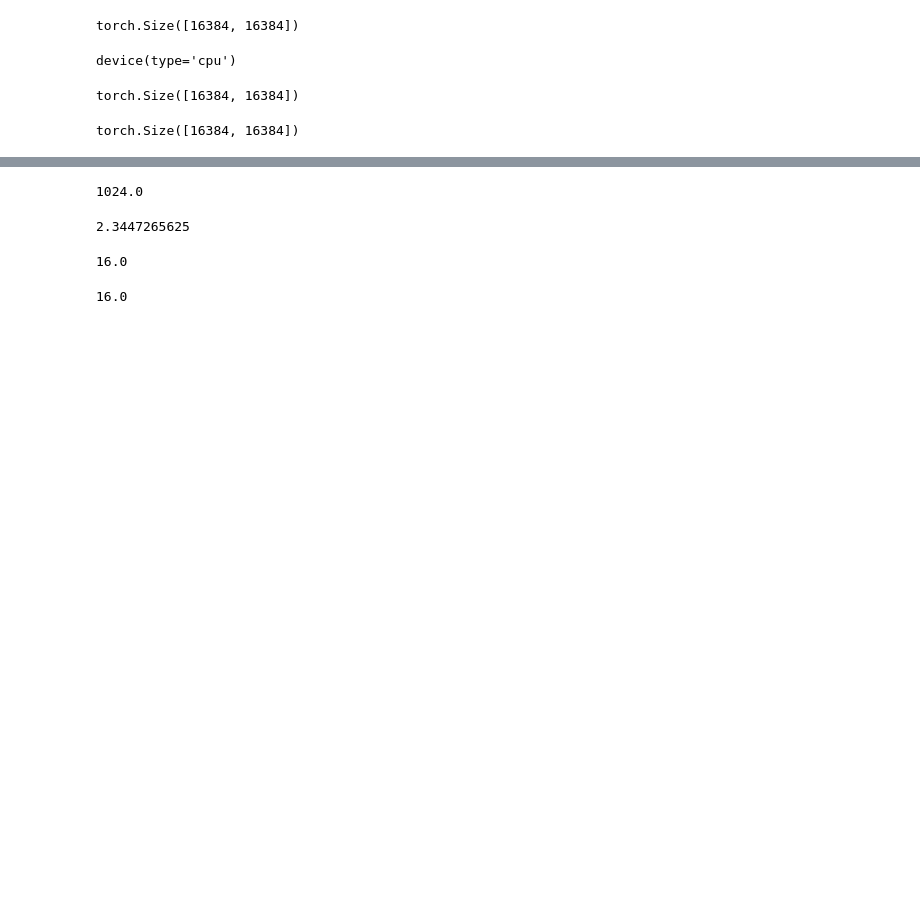
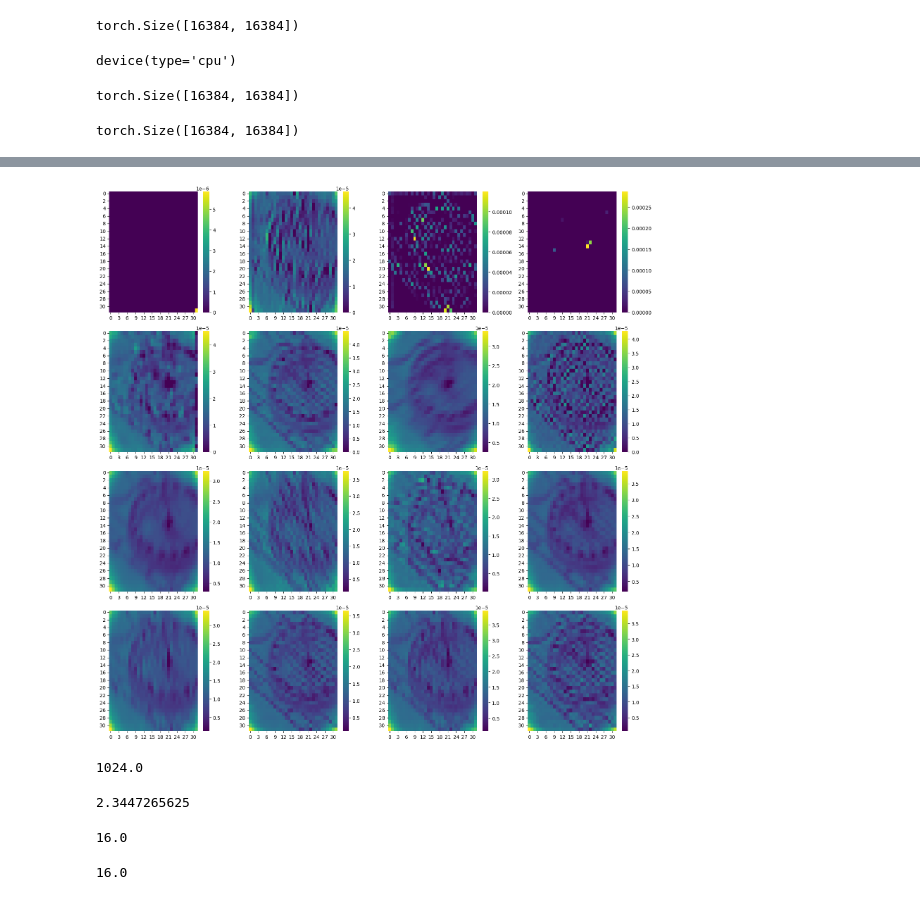
Before and after one commit to VanillaCappuccino/vonenet-mete, a Jupyter notebook: cov_matrix.ipynb, the cells around one changed output, grey strips where cells are left out. Cells and saved outputs as stored; diff of their text form; code cells hidden in the pictures; blank space fills up the shorter version.

```diff
--- a/cov_matrix.ipynb
+++ b/cov_matrix.ipynb
@@ -312,0 +365,3 @@ plt.show()
+# %%
+bias = 1e-6
+divvies = out / (bias + divvie.unsqueeze(0))
@@ -313,3 +372,27 @@ plt.show()
+# %%
+bias = 1e-6
+divviee = divvies[2]
+
+# Create a figure and axis object using Matplotlib
+fig, axes = plt.subplots(4, 4, figsize=(16, 16))
+
+# Flatten the axes array to make it easier to iterate over
+axes = axes.flatten()
+
+# Loop through each subplot and plot the heatmap
+for i, ax in enumerate(axes):
+    if i < len(divviee):
+        sns.heatmap(divviee[i], ax=ax, cmap="viridis", cbar=True)
+    else:
+        ax.axis('off')  # Turn off axis for empty subplots
+
+# Adjust layout to prevent overlap
+plt.tight_layout()
+
+# Show the plot
+plt.show()
+# %% [output]
+[figure, added]
 # %%
 # propagating through gfb each time may not be the most sensible thing to do here.
 # parameters fixed, resulting output given dataset fixed. compute and store might be a reasonable option.
```
Also changed, not shown: parts of 12 cells of this notebook.
